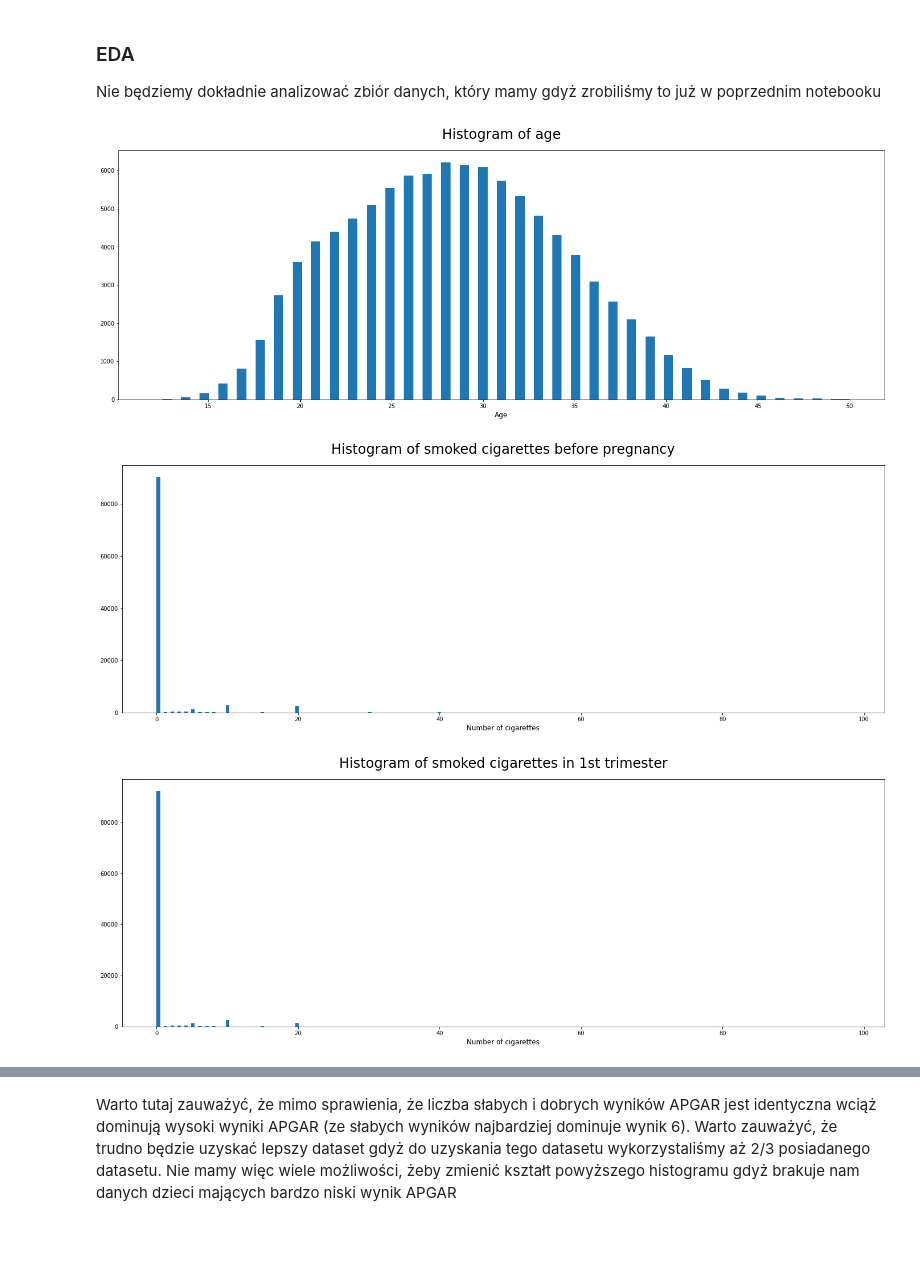
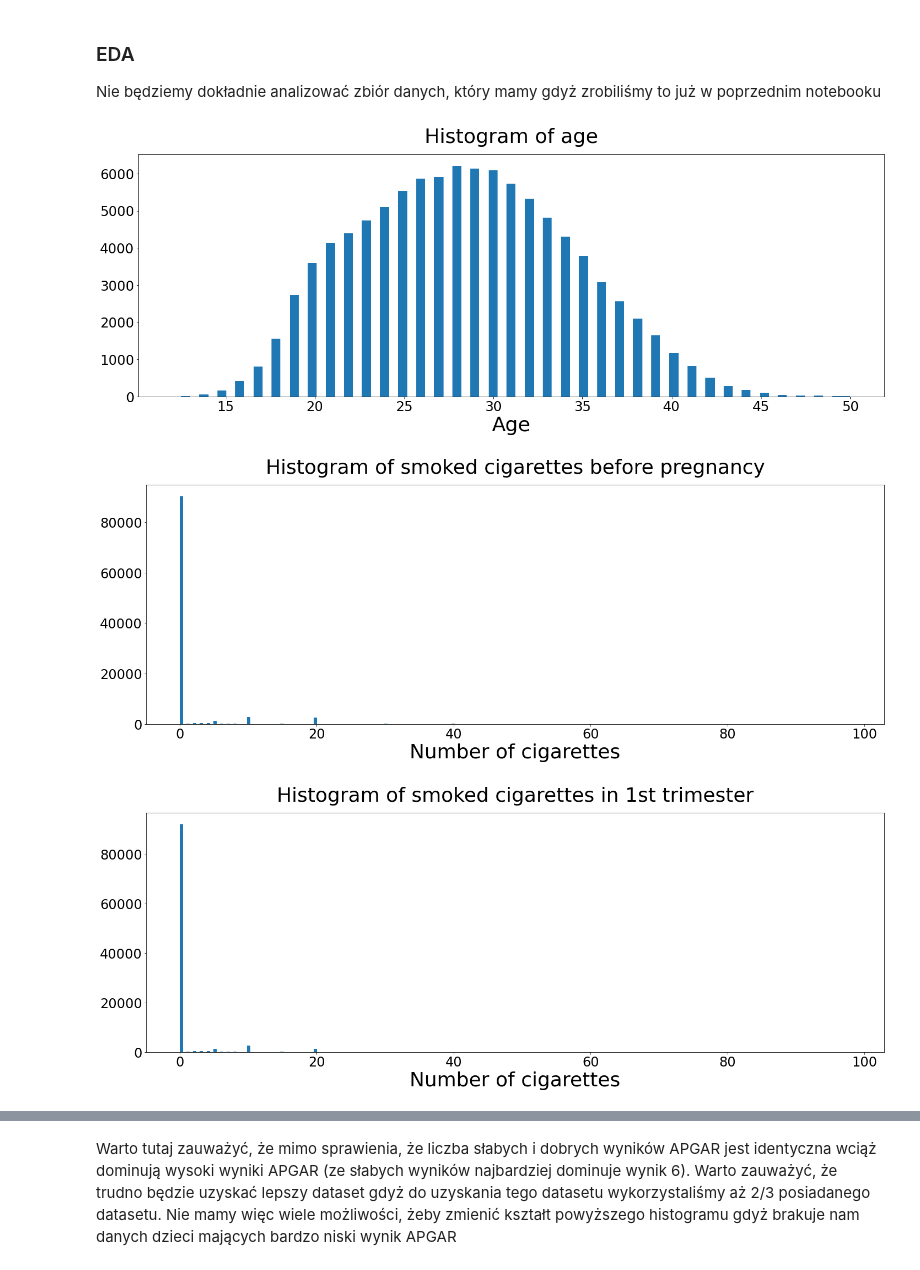
Before and after one commit to WiktorSa/Projekt-MSiD, a Jupyter notebook: analyse_data_equal/Czynniki wpływające na wynik APGAR - równy rozkład.ipynb, the cells around one changed output, grey strips where cells are left out. Cells and saved outputs as stored; diff of their text form; code cells hidden in the pictures; blank space fills up the shorter version.

Commit message:
Fix fontsize second notebook

```diff
--- a/analyse_data_equal/Czynniki wpływające na wynik APGAR - równy rozkład.ipynb
+++ b/analyse_data_equal/Czynniki wpływające na wynik APGAR - równy rozkład.ipynb
@@ -67,27 +67,33 @@ Index(['Mothers Single Years of Age', 'Mothers Age Recode 9',
 Nie będziemy dokładnie analizować zbiór danych, który mamy gdyż zrobiliśmy to już w poprzednim notebooku
 # %%
 plt.figure(figsize=(24, 8))
-plt.title("Histogram of age", fontsize=24, pad=20)
-plt.xlabel('Age', fontsize=12)
+plt.title("Histogram of age", fontsize=36, pad=20)
+plt.xlabel('Age', fontsize=36)
 plt.hist(df['Mothers Single Years of Age'], bins=75)
+plt.xticks(fontsize=24)
+plt.yticks(fontsize=24)
 plt.show()
 # %% [output]
-[figure, old version]
+[figure, new version]
 # %%
 plt.figure(figsize=(24, 8))
-plt.title("Histogram of smoked cigarettes before pregnancy", fontsize=24, pad=20)
-plt.xlabel('Number of cigarettes', fontsize=12)
+plt.title("Histogram of smoked cigarettes before pregnancy", fontsize=36, pad=20)
+plt.xlabel('Number of cigarettes', fontsize=36)
 plt.hist(df['Cigarettes Before Pregnancy'], bins=200)
+plt.xticks(fontsize=24)
+plt.yticks(fontsize=24)
 plt.show()
 # %% [output]
-[figure, old version]
+[figure, new version]
 # %%
 plt.figure(figsize=(24, 8))
-plt.title("Histogram of smoked cigarettes in 1st trimester", fontsize=24, pad=20)
-plt.xlabel('Number of cigarettes', fontsize=12)
+plt.title("Histogram of smoked cigarettes in 1st trimester", fontsize=36, pad=20)
+plt.xlabel('Number of cigarettes', fontsize=36)
 plt.hist(df['Cigarettes 1st Trimester'], bins=200)
+plt.xticks(fontsize=24)
+plt.yticks(fontsize=24)
 plt.show()
 # %% [output]
-[figure, old version]
+[figure, new version]
 # %%
 plt.figure(figsize=(24, 8))
```
Also changed, not shown: parts of 18 cells of this notebook, 2 other files.
